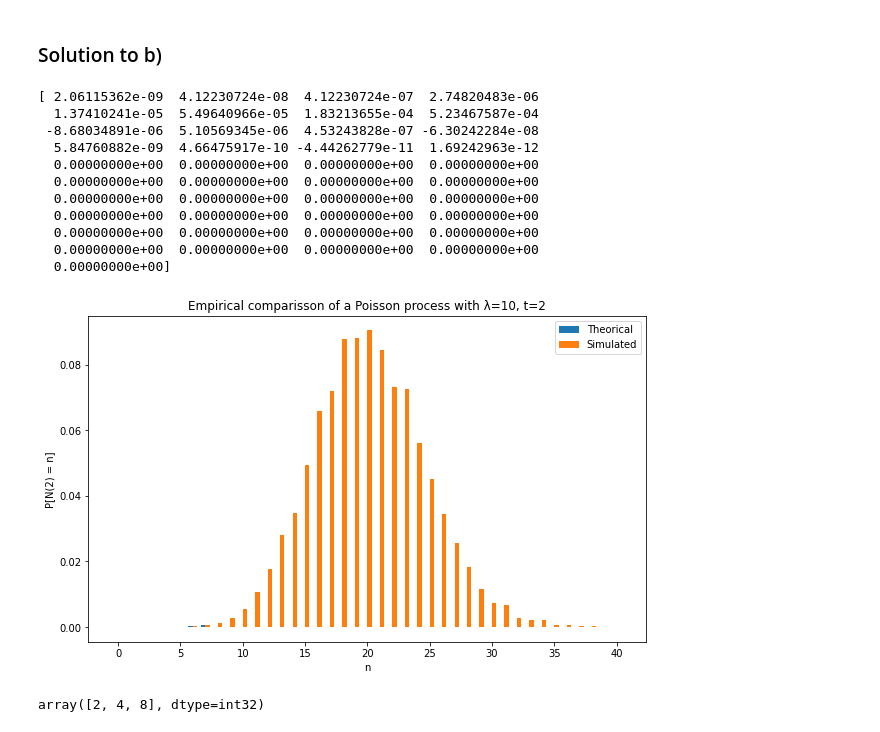
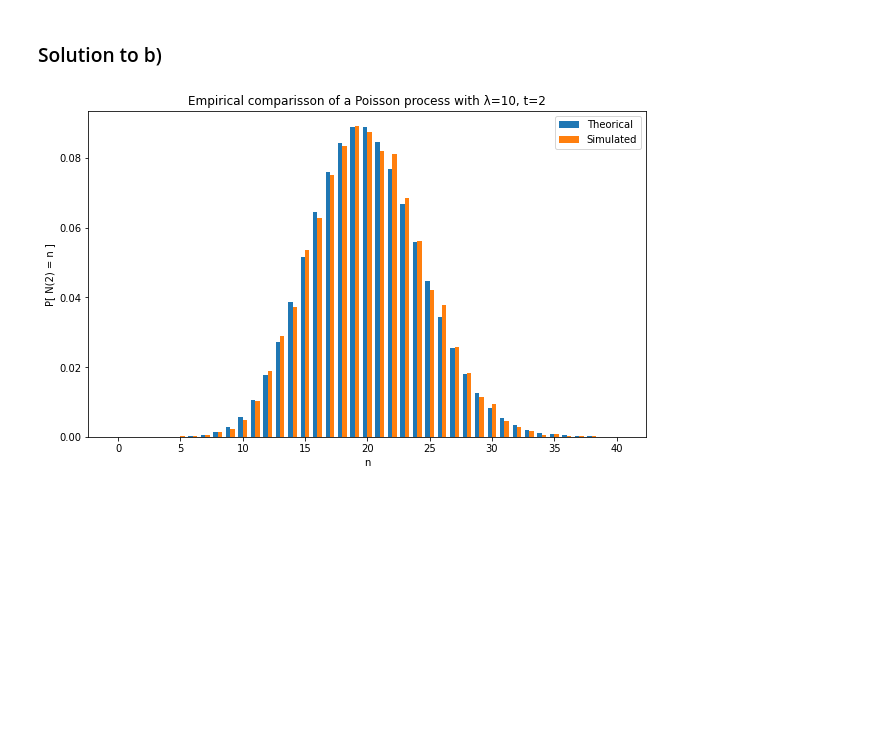
Before and after one commit to Ocete/mcd-pe-continuo, a Jupyter notebook: P1/ejercicios.ipynb, the cells around one changed output. Drawn from its saved outputs; the diff is of its cells as text; code cells hidden in the pictures; blank space fills up the shorter version.

```diff
--- a/P1/ejercicios.ipynb
+++ b/P1/ejercicios.ipynb
@@ -186,61 +192,28 @@ Proving that $x(t)$ as defined in equation (4) is a solution to the differential
 # %% [markdown]
 ### Solution to b)
 # %%
-def theoretical_distribution(t, n, lamb):
-    """"
-        Computes the theoretical value of a process counting process with
-        rate lambda. I.e.: P[N(t) = n].
+def exercise_1(t=2, max_n=40, lamb=10):
+    # Theoretical
+    ns = np.arange(max_n+1)*1.0
+    y_theoretical = (lamb*t)**ns * np.exp(-lamb*t) / factorial(ns)
 
-        - t is the time, can be a single value or a numpy array
-        - n is the number counted, can be a single value or a numpy array
-        - lambda is the rate, a float
-
-        When both t and n are vector, the funcion is applied pair-wise, given
-        that the arrays have the same length.
-    """
-    return (lamb*t)**n * np.exp(-lamb*t)/factorial(n)
-
-def exercise_1(t=2, max_n=40, lamb=10):
-
-    ns = np.arange(max_n+1)
-    y_theoretical = theoretical_distribution(t, ns, lamb)
-
+    # Simulation
     M = 10000
     counter = Counter([ len(arrival_times) for arrival_times in arrival.simulate_poisson(0, t, lamb, M)])
     total_count = sum(counter.values())
     y_simulated = [counter[i]/total_count for i in ns]
 
     # Plotting
     width = 0.35
     plt.figure(figsize=(10, 6))
     plt.bar(ns - width/2, y_theoretical, width, label='Theorical')
     plt.bar(ns + width/2, y_simulated, width, label='Simulated')
 
     plt.xlabel('n')
-    plt.ylabel('P[N(2) = n]')
+    plt.ylabel('P[ N(2) = n ]')
     plt.title('Empirical comparisson of a Poisson process with λ=10, t=2')
     plt.legend()
 
-t=2
-lamb=10
-ns=np.arange(0, 41)
-print(theoretical_distribution(t, ns, lamb))
-
 exercise_1()
 # %% [output]
-[ 2.06115362e-09  4.12230724e-08  4.12230724e-07  2.74820483e-06
-  1.37410241e-05  5.49640966e-05  1.83213655e-04  5.23467587e-04
- -8.68034891e-06  5.10569345e-06  4.53243828e-07 -6.30242284e-08
-  5.84760882e-09  4.66475917e-10 -4.44262779e-11  1.69242963e-12
-  0.00000000e+00  0.00000000e+00  0.00000000e+00  0.00000000e+00
-  0.00000000e+00  0.00000000e+00  0.00000000e+00  0.00000000e+00
-  0.00000000e+00  0.00000000e+00  0.00000000e+00  0.00000000e+00
-  0.00000000e+00  0.00000000e+00  0.00000000e+00  0.00000000e+00
-  0.00000000e+00  0.00000000e+00  0.00000000e+00  0.00000000e+00
-  0.00000000e+00  0.00000000e+00  0.00000000e+00  0.00000000e+00
-  0.00000000e+00]
-[figure, old version]
+[figure, new version]
-# %%
-2**np.array([1,2,3])
-# %% [output]
-array([2, 4, 8], dtype=int32)
```
Also changed, not shown: parts of 4 cells of this notebook.
